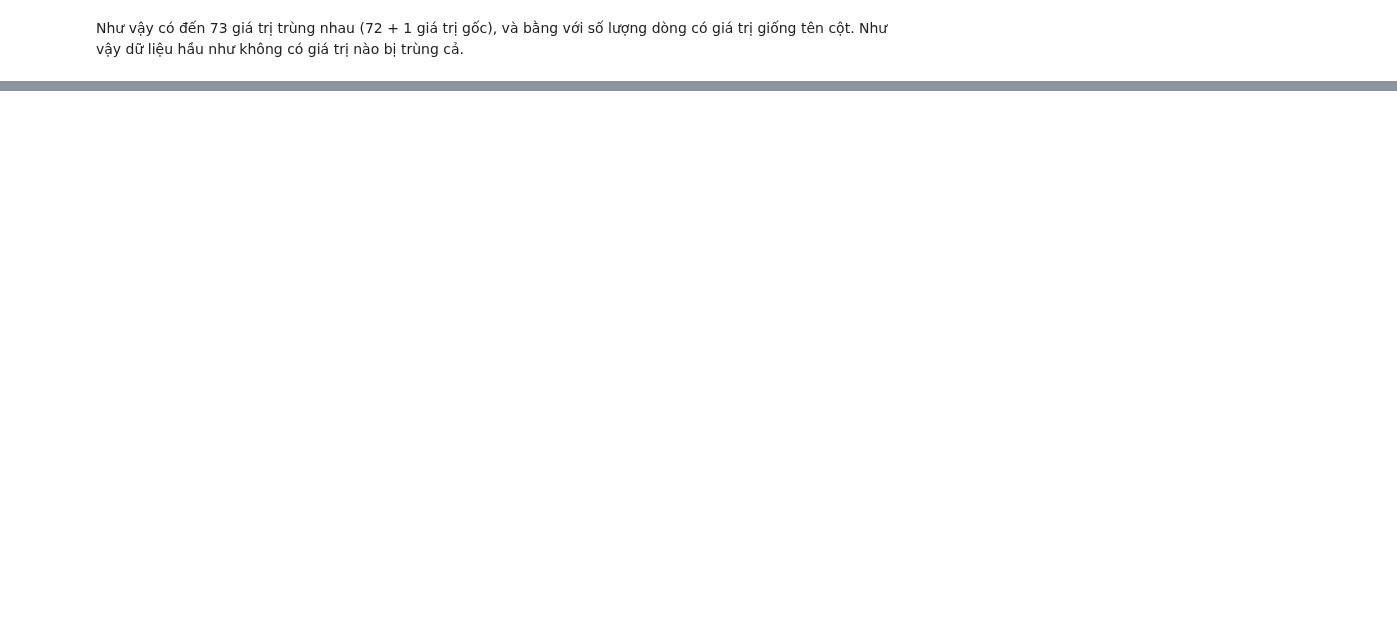
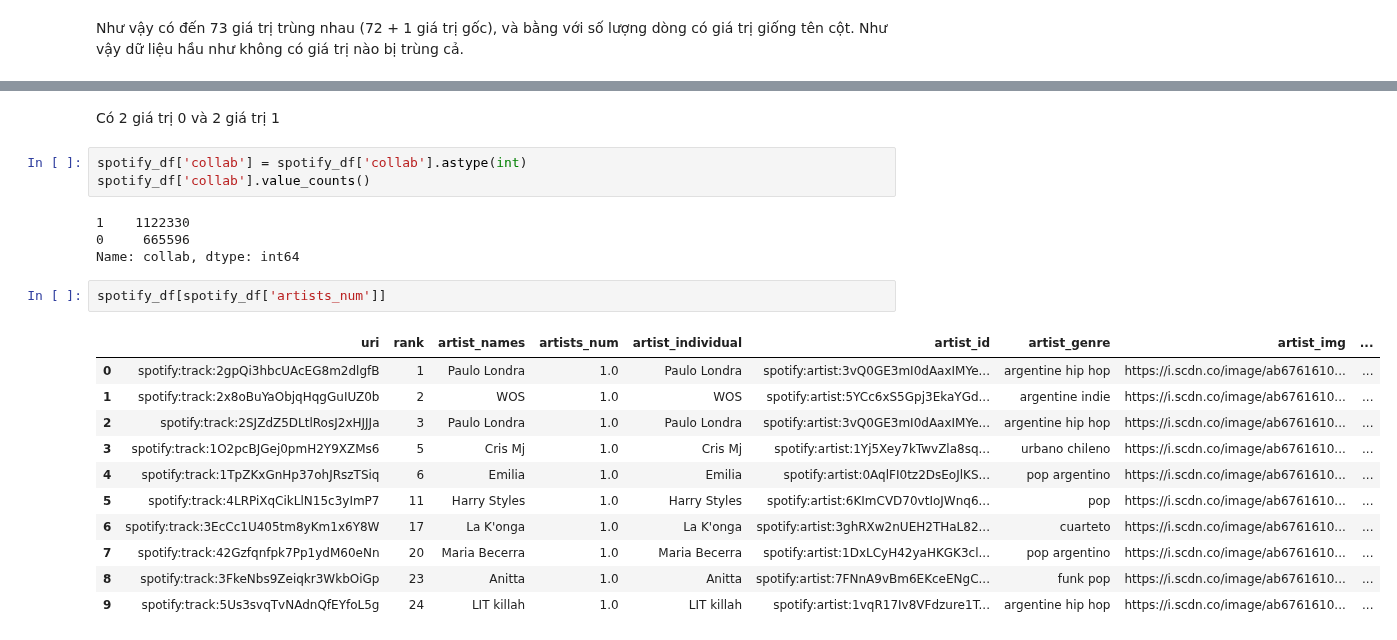
Before and after one commit to Miruku2201/LTKHDL_FinalProject, a Jupyter notebook: Final Project.ipynb, the cells around one changed output, grey strips where cells are left out. Cells and saved outputs as stored; diff of their text form; blank space fills up the shorter version.

```diff
--- a/Final Project.ipynb
+++ b/Final Project.ipynb
@@ -195,0 +280,23 @@ Như vậy có đến 73 giá trị trùng nhau (72 + 1 giá trị gốc), và b
+# %% [markdown]
+Có 2 giá trị 0 và 2 giá trị 1
+# %%
+spotify_df['collab'] = spotify_df['collab'].astype(int)
+spotify_df['collab'].value_counts()
+# %% [output]
+1    1122330
+0     665596
+Name: collab, dtype: int64
+# %%
+spotify_df[spotify_df['artists_num']]
+# %% [output]
+|  | uri | rank | artist_names | artists_num | artist_individual | artist_id | artist_genre | artist_img | ... |
+| 0 | spotify:track:2gpQi3hbcUAcEG8m2dlgfB | 1 | Paulo Londra | 1.0 | Paulo Londra | spotify:artist:3vQ0GE3mI0dAaxIMYe... | argentine hip hop | https://i.scdn.co/image/ab6761610... | ... |
+| 1 | spotify:track:2x8oBuYaObjqHqgGuIUZ0b | 2 | WOS | 1.0 | WOS | spotify:artist:5YCc6xS5Gpj3EkaYGd... | argentine indie | https://i.scdn.co/image/ab6761610... | ... |
+| 2 | spotify:track:2SJZdZ5DLtlRosJ2xHJJJa | 3 | Paulo Londra | 1.0 | Paulo Londra | spotify:artist:3vQ0GE3mI0dAaxIMYe... | argentine hip hop | https://i.scdn.co/image/ab6761610... | ... |
+| 3 | spotify:track:1O2pcBJGej0pmH2Y9XZMs6 | 5 | Cris Mj | 1.0 | Cris Mj | spotify:artist:1Yj5Xey7kTwvZla8sq... | urbano chileno | https://i.scdn.co/image/ab6761610... | ... |
+| 4 | spotify:track:1TpZKxGnHp37ohJRszTSiq | 6 | Emilia | 1.0 | Emilia | spotify:artist:0AqlFI0tz2DsEoJlKS... | pop argentino | https://i.scdn.co/image/ab6761610... | ... |
+| 5 | spotify:track:4LRPiXqCikLlN15c3yImP7 | 11 | Harry Styles | 1.0 | Harry Styles | spotify:artist:6KImCVD70vtIoJWnq6... | pop | https://i.scdn.co/image/ab6761610... | ... |
+| 6 | spotify:track:3EcCc1U405tm8yKm1x6Y8W | 17 | La K'onga | 1.0 | La K'onga | spotify:artist:3ghRXw2nUEH2THaL82... | cuarteto | https://i.scdn.co/image/ab6761610... | ... |
+| 7 | spotify:track:42Gzfqnfpk7Pp1ydM60eNn | 20 | Maria Becerra | 1.0 | Maria Becerra | spotify:artist:1DxLCyH42yaHKGK3cl... | pop argentino | https://i.scdn.co/image/ab6761610... | ... |
+| 8 | spotify:track:3FkeNbs9Zeiqkr3WkbOiGp | 23 | Anitta | 1.0 | Anitta | spotify:artist:7FNnA9vBm6EKceENgC... | funk pop | https://i.scdn.co/image/ab6761610... | ... |
+| 9 | spotify:track:5Us3svqTvNAdnQfEYfoL5g | 24 | LIT killah | 1.0 | LIT killah | spotify:artist:1vqR17Iv8VFdzure1T... | argentine hip hop | https://i.scdn.co/image/ab6761610... | ... |
```
Also changed, not shown: parts of 19 cells of this notebook.
